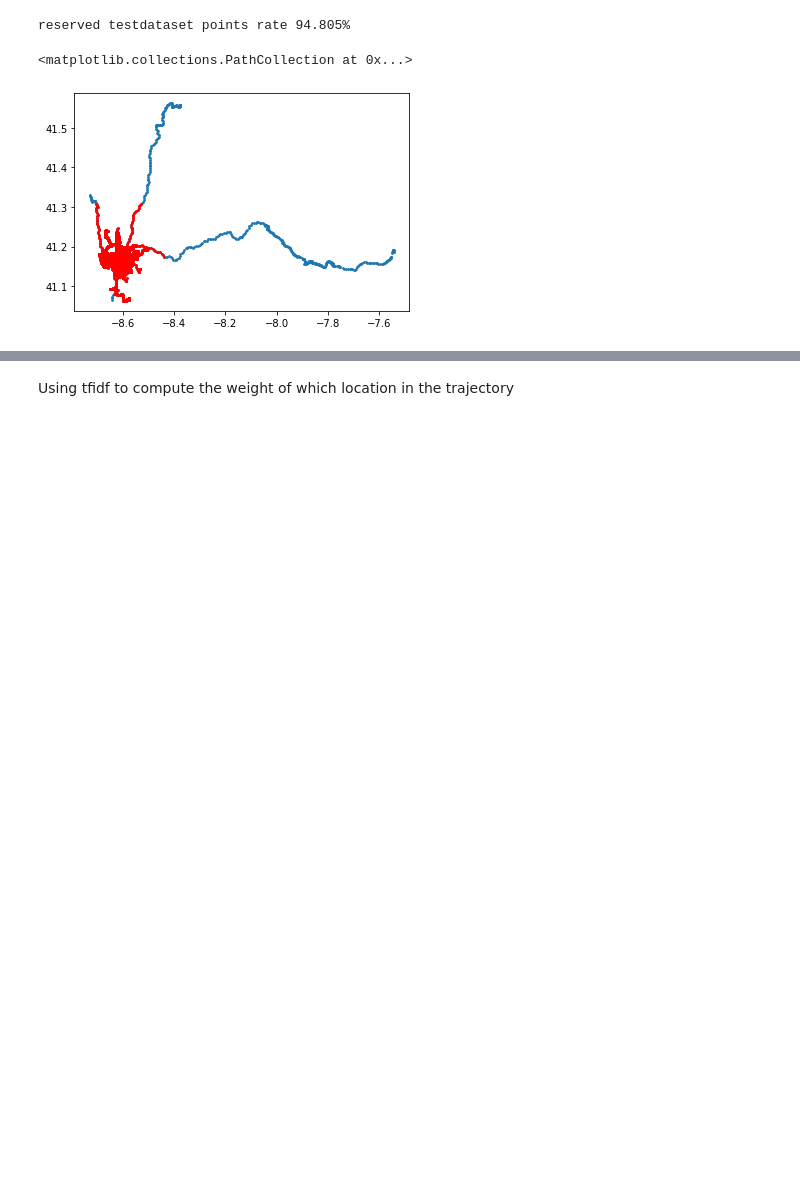
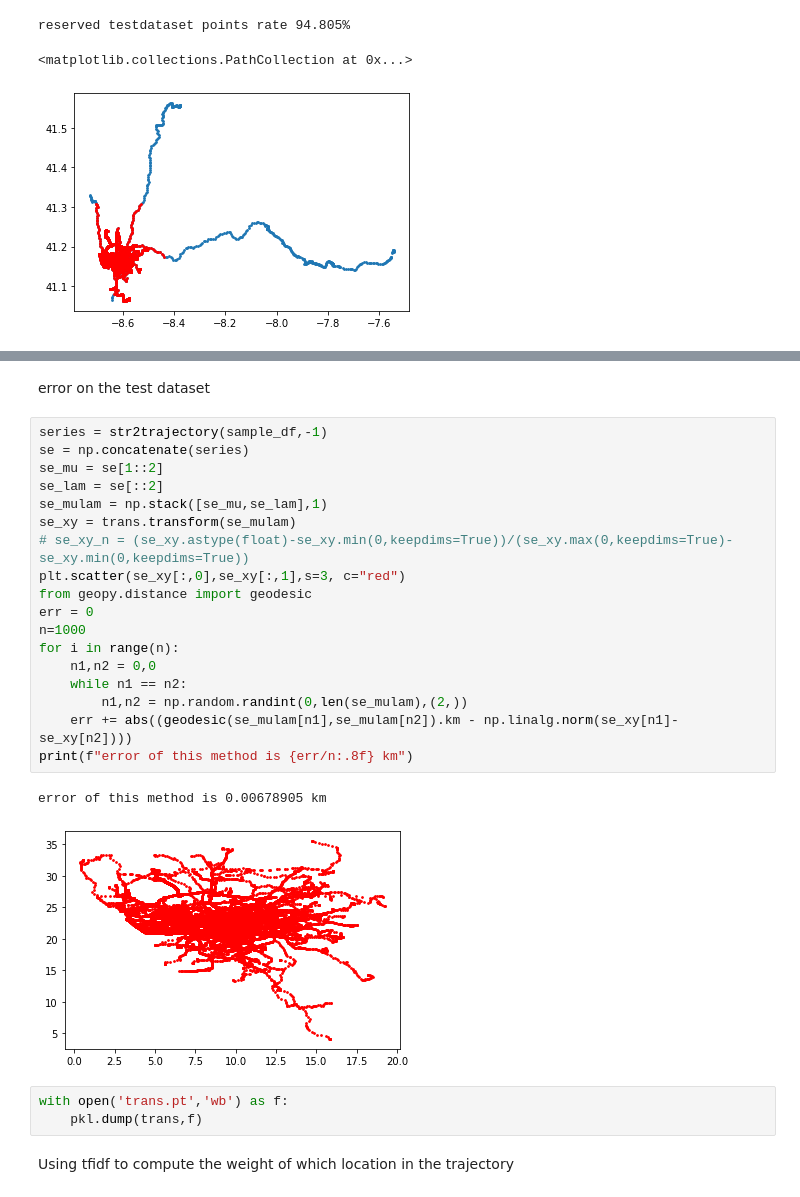
Before and after one commit to COMoER/Trajectory-is-the-Description-of-Arrival, a Jupyter notebook: lab.ipynb, the cells around one changed output, grey strips where cells are left out. Cells and saved outputs as stored; diff of their text form; blank space fills up the shorter version.

```diff
--- a/lab.ipynb
+++ b/lab.ipynb
@@ -316,3 +374,29 @@ reserved testdataset points rate 94.805%
+# %% [markdown]
+error on the test dataset
+# %%
+series = str2trajectory(sample_df,-1)
+se = np.concatenate(series)
+se_mu = se[1::2]
+se_lam = se[::2]
+se_mulam = np.stack([se_mu,se_lam],1)
+se_xy = trans.transform(se_mulam)
+# se_xy_n = (se_xy.astype(float)-se_xy.min(0,keepdims=True))/(se_xy.max(0,keepdims=True)-se_xy.min(0,keepdims=True))
+plt.scatter(se_xy[:,0],se_xy[:,1],s=3, c="red")
+from geopy.distance import geodesic
+err = 0
+n=1000
+for i in range(n):
+    n1,n2 = 0,0
+    while n1 == n2:
+        n1,n2 = np.random.randint(0,len(se_mulam),(2,))
+    err += abs((geodesic(se_mulam[n1],se_mulam[n2]).km - np.linalg.norm(se_xy[n1]-se_xy[n2])))
+print(f"error of this method is {err/n:.8f} km")
+# %% [output]
+error of this method is 0.00678905 km
+[figure, added]
+# %%
+with open('trans.pt','wb') as f:
+    pkl.dump(trans,f)
 # %% [markdown]
 Using tfidf to compute the weight of which location in the trajectory
 # %%
```
Also changed, not shown: parts of 26 cells of this notebook, 4 other files.
